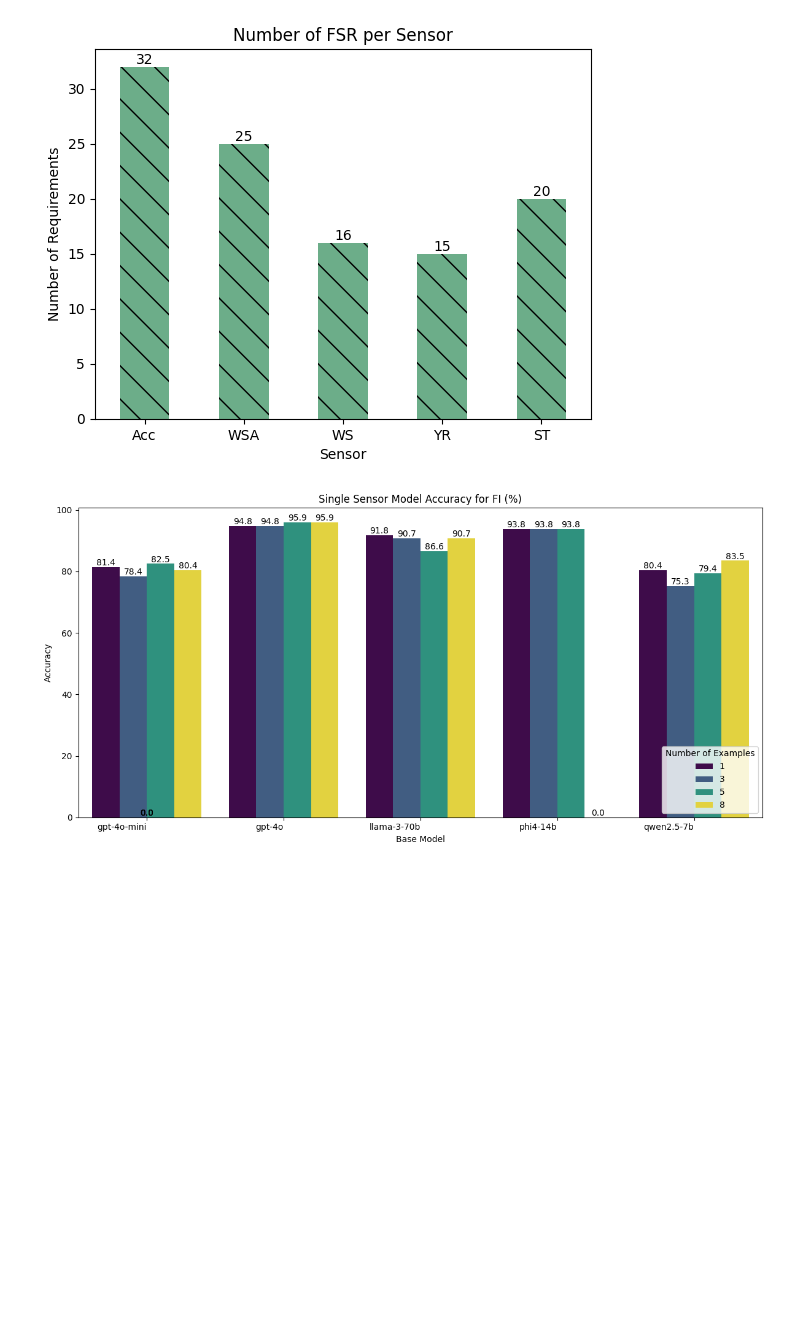
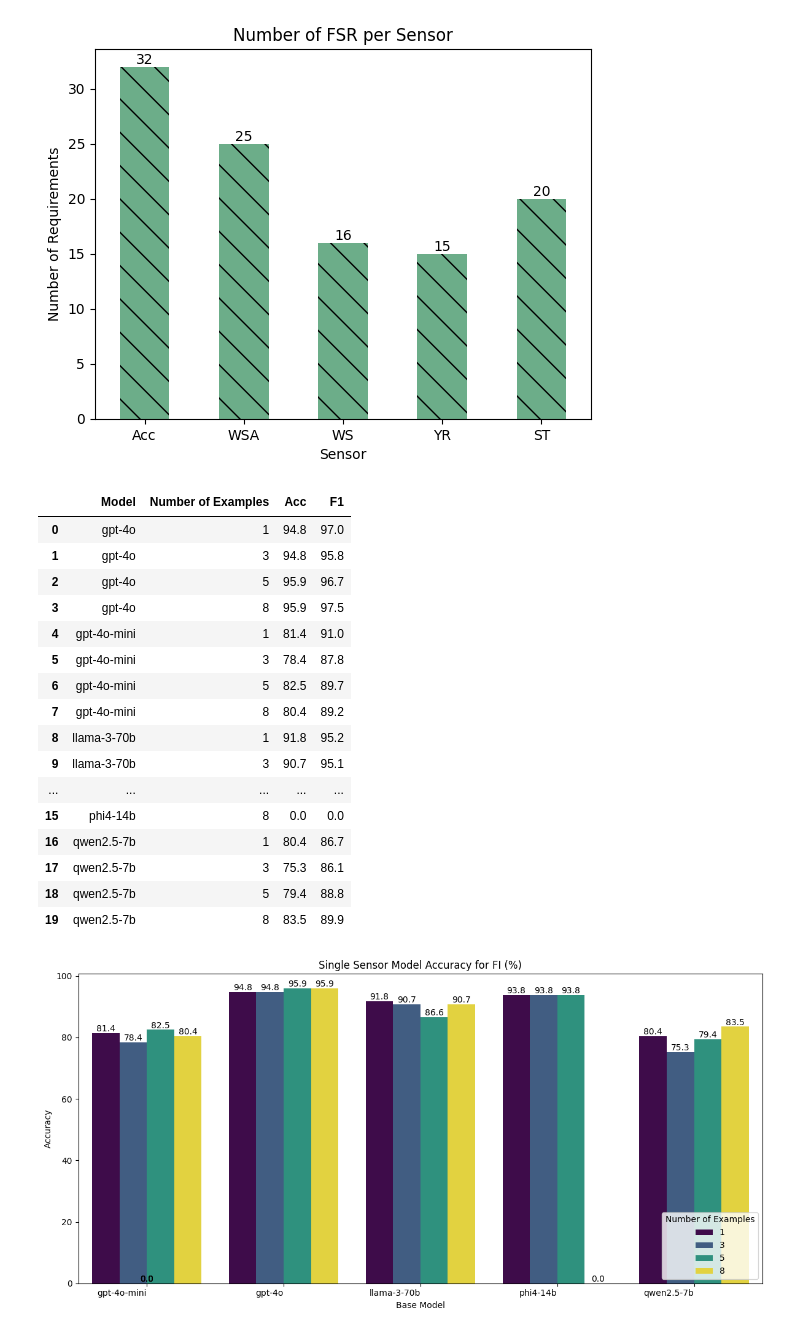
Before and after one commit to ahmadhatahet/hil-fault-test-gen, a Jupyter notebook: results_analysis_single.ipynb, the cells around one changed output. Saved outputs shown, nothing was run; the diff lists cells and outputs as text; code cells hidden in the pictures; blank space fills up the shorter version.

```diff
--- a/results_analysis_single.ipynb
+++ b/results_analysis_single.ipynb
@@ -147,6 +179,52 @@ single_available_results, single_results_single = get_best_results(
 # %%
 single_stats_df, single_responses_df, single_mismatch_stats_df = result_to_sensor_df(single_available_results)
 single_stats_df["accuracy"] = (single_stats_df["accuracy"] *100).round(1)
+# %%
+single_responses_scores_df = pd.DataFrame(
+    columns=["Model", "Number of Examples", "Acc", "F1"]
+)
+for g in single_responses_df[
+    ["model", "number_of_examples", "true_target_sensor", "pred_target_sensor"]
+].groupby(["model", "number_of_examples"]):
+
+    # Initialize MultiLabelBinarizer
+    mlb = MultiLabelBinarizer()
+
+    # Fit and transform the true and predicted target sensors
+    y_true = mlb.fit_transform(g[1]["true_target_sensor"])
+    y_pred = mlb.transform(g[1]["pred_target_sensor"])
+
+    acc = round(accuracy_score(y_true, y_pred) * 100, 1)
+    f1_ = round(f1_score(y_true, y_pred, average='macro') * 100, 1)
+
+    single_responses_scores_df.loc[single_responses_scores_df.shape[0]] = [
+        g[0][0],
+        g[0][1].tolist(),
+        acc,
+        f1_,
+    ]
+
+single_responses_scores_df.to_clipboard(index=False, header=True, sep=",")
+# %%
+single_responses_scores_df
+# %% [output]
+|  | Model | Number of Examples | Acc | F1 |
+| 0 | gpt-4o | 1 | 94.8 | 97.0 |
+| 1 | gpt-4o | 3 | 94.8 | 95.8 |
+| 2 | gpt-4o | 5 | 95.9 | 96.7 |
+| 3 | gpt-4o | 8 | 95.9 | 97.5 |
+| 4 | gpt-4o-mini | 1 | 81.4 | 91.0 |
+| 5 | gpt-4o-mini | 3 | 78.4 | 87.8 |
+| 6 | gpt-4o-mini | 5 | 82.5 | 89.7 |
+| 7 | gpt-4o-mini | 8 | 80.4 | 89.2 |
+| 8 | llama-3-70b | 1 | 91.8 | 95.2 |
+| 9 | llama-3-70b | 3 | 90.7 | 95.1 |
+| ... | ... | ... | ... | ... |
+| 15 | phi4-14b | 8 | 0.0 | 0.0 |
+| 16 | qwen2.5-7b | 1 | 80.4 | 86.7 |
+| 17 | qwen2.5-7b | 3 | 75.3 | 86.1 |
+| 18 | qwen2.5-7b | 5 | 79.4 | 88.8 |
+| 19 | qwen2.5-7b | 8 | 83.5 | 89.9 |
 # %%
 # Create the grouped bar plot using Seaborn
 plt.figure(figsize=(12, 6))  # Adjust figure size for better readability
```
Also changed, not shown: parts of 6 cells of this notebook.
